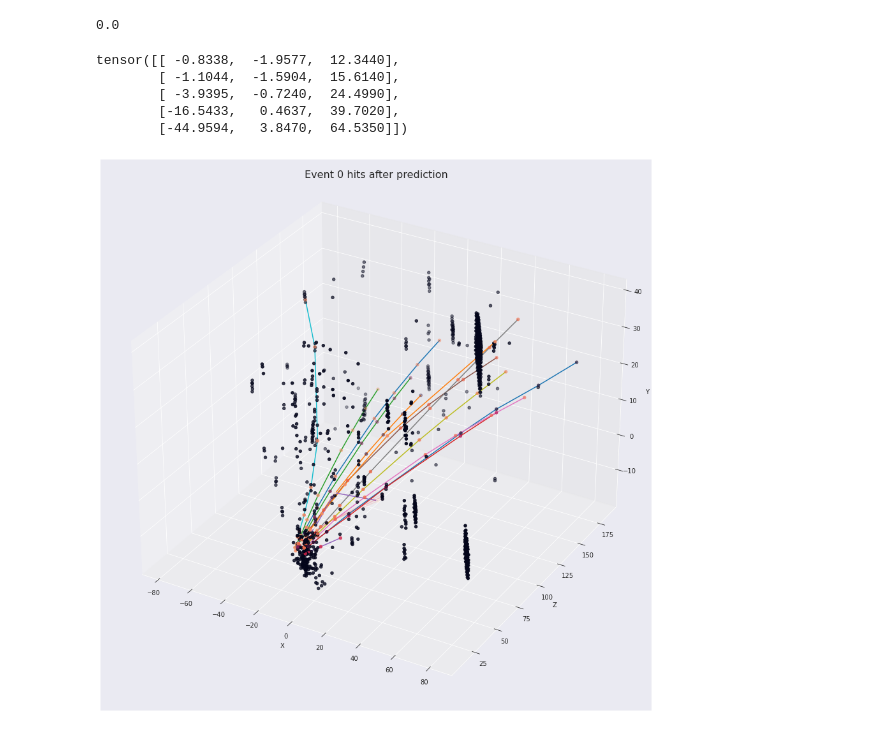
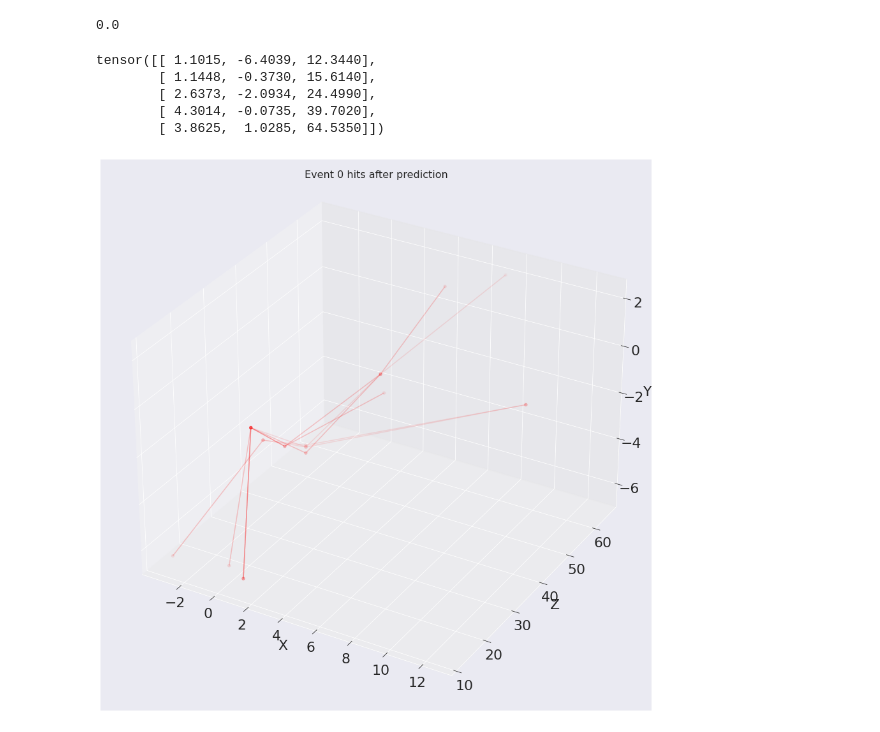
Before and after one commit to t3hseus/ariadne, a Jupyter notebook: notebooks/tracknet_preds_analyze.ipynb, the cells around one changed output. Saved outputs shown, nothing was run; the diff lists cells and outputs as text; code cells hidden in the pictures.

```diff
--- a/notebooks/tracknet_preds_analyze.ipynb
+++ b/notebooks/tracknet_preds_analyze.ipynb
@@ -314,8 +347,8 @@ def process_one_event(event_df):
         print("ASS error %r" % err)
         return None
     event_df.rename(columns={'index': 'index_old'}, inplace=True)
-    preds, labels = go_over_stations(event_df, max_n_stations=9)
-    return preds, labels, event_df
+    preds, labels, ellipses = go_over_stations(event_df, max_n_stations=9)
+    return preds, ellipses, labels, event_df
     #return seeds, target
 # %%
 temp  = one_event[['x','y','z']][:10]
@@ -715,11 +773,11 @@ sum(labels)
 # %%
 preds[-1]
 # %% [output]
-tensor([[ -0.8338,  -1.9577,  12.3440],
-        [ -1.1044,  -1.5904,  15.6140],
-        [ -3.9395,  -0.7240,  24.4990],
-        [-16.5433,   0.4637,  39.7020],
-        [-44.9594,   3.8470,  64.5350]])
+tensor([[ 1.1015, -6.4039, 12.3440],
+        [ 1.1448, -0.3730, 15.6140],
+        [ 2.6373, -2.0934, 24.4990],
+        [ 4.3014, -0.0735, 39.7020],
+        [ 3.8625,  1.0285, 64.5350]])
 # %%
 import matplotlib.pyplot as plt
 from mpl_toolkits.mplot3d import Axes3D
@@ -743,37 +801,37 @@ def draw_track(ax, seed, colors_tracks):
     ax.scatter(val_x, val_y, zs=val_z, color=col)
 
 def draw_track_from_numpy(ax, track,label):
     if label:
         col = (0., 1.0, 0.000, 0.1)
     else:
         col = (1, 0.0, 0.000, 0.1)
     val_x = track[:,0]
     val_y = track[:,2]
     val_z = track[:,1]
     ax.plot(val_x, val_y, zs=val_z, color=col)
     ax.scatter(val_x, val_y, zs=val_z, color=col)
 
 def visual_predict(df, pred, labels, min_pred_num=0, max_pred_num=10):
     #for p in pred:
     #    print(p)
     #    return
     fig = plt.figure(figsize=(12,12))
     ax = Axes3D(fig) # Method 1
-    for j, track in df[df['track']!=-1].groupby('track'):
-        ax.plot(track.x, track.z, track.y)
+    #for j, track in df[df['track']!=-1].groupby('track'):
+    #    ax.plot(track.x, track.z, track.y)
     for i, (track,label) in enumerate(zip(pred,labels)):
         if i >= min_pred_num and i <=max_pred_num:
             draw_track_from_numpy(ax, track, label)
-    ax.scatter(df.x, df.z, df.y, c=event_df['track'])
+    #ax.scatter(df.x, df.z, df.y, c=event_df['track'])
     ax.set_xlabel('X')
     ax.set_ylabel('Z')
     ax.set_zlabel('Y')
     fig.suptitle(f'Event {num} hits after prediction', size=16)
     plt.show()
 
 visual_predict(event_df, preds, labels, 0, 13000)
 # %% [output]
-[figure, old version]
+[figure, new version]
 # %%
 def draw_ellipse_on_station(ax, seed, ellipse_tensor, station_to_draw, ellipse_for_fake, col, zorder_):
 
```
Also changed, not shown: parts of 26 cells of this notebook, 9 other files.
